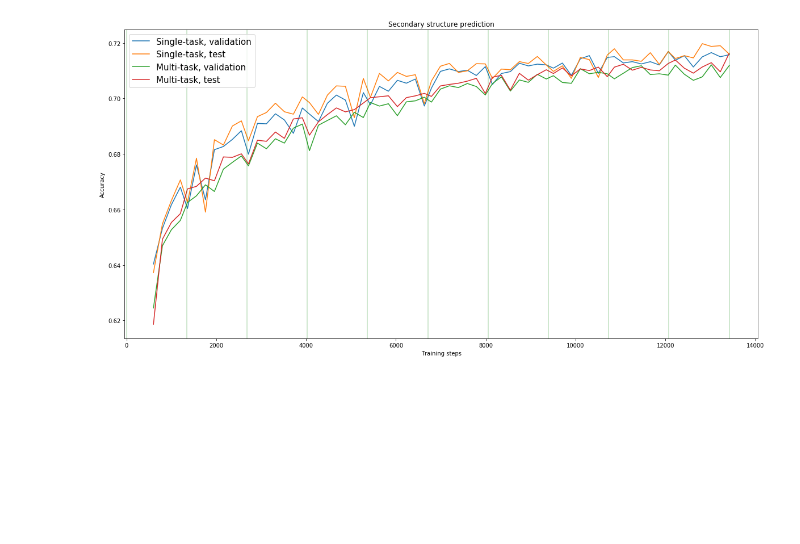
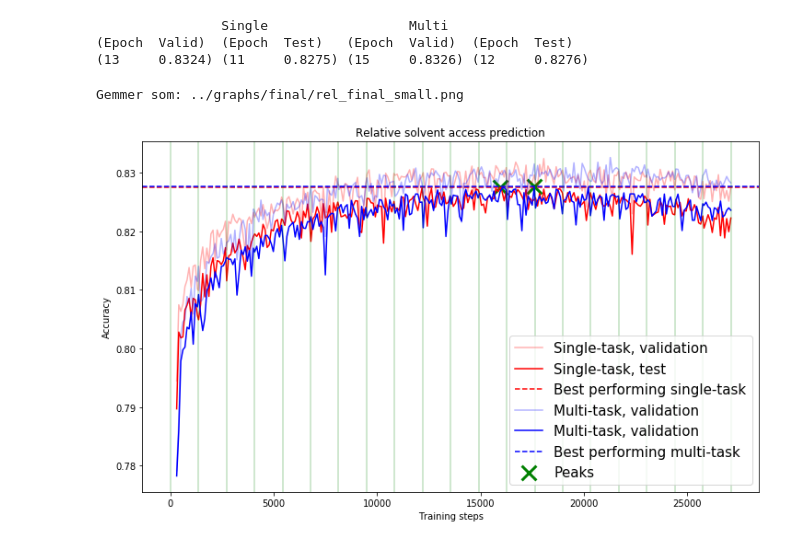
Before and after one commit to archStant/Bachelor19, a Jupyter notebook: code/visualization.ipynb, the cells around one changed output. Drawn from its saved outputs; the diff is of its cells as text; code cells hidden in the pictures; blank space fills up the shorter version.

Commit message:
Visualization
Signed-off-by: Roald Simonsen <wxd401@alumni.ku.dk>

```diff
--- a/code/visualization.ipynb
+++ b/code/visualization.ipynb
@@ -6,6 +8,6 @@ import matplotlib
 # %%
-#matplotlib.rcParams['figure.figsize'] = (12,7) # Til rapport
-matplotlib.rcParams['figure.figsize'] = (20,10) # Til undervejs
+matplotlib.rcParams['figure.figsize'] = (12,7) # Til rapport
+#matplotlib.rcParams['figure.figsize'] = (20,10) # Til undervejs
 # %%
 %store -r v_accuracies_single
 %store -r t_accuracies_single
@@ -40,5 +46,5 @@ print(len(epochs))
 # %%
 #Kør kun dette hvis du har glemt at gemme epochs
-epochs = np.arange(0,steps_cum[-1],int(steps_cum[-1]/10))
+epochs = np.arange(0,steps_cum[-1],int(steps_cum[-1]/20))
 print(epochs)
 # %% [output]
@@ -46,33 +142,76 @@ print(epochs)
+# %%
+singlevals_t = solv_rel_accs_t
+multivals_t = rel_accs_t_multi
+
+singlevals_v = solv_rel_accs_v
+multivals_v = rel_accs_v_multi
+
+
+rel_best_multi_test_index   = np.argmax(multivals_t)
+rel_best_single_test_index  = np.argmax(singlevals_t)
+rel_best_multi_test         = multivals_t[rel_best_multi_test_index]
+rel_best_single_test        = singlevals_t[rel_best_single_test_index]
+rel_best_multi_test_step    = steps_cum[rel_best_multi_test_index]
+rel_best_single_test_step   = steps_cum[rel_best_single_test_index]
+rel_best_multi_test_epoch   = int(rel_best_multi_test_step/1355)
+rel_best_single_test_epoch  = int(rel_best_single_test_step/1355)
+
+rel_best_multi_valid_index   = np.argmax(multivals_v)
+rel_best_single_valid_index  = np.argmax(singlevals_v)
+rel_best_multi_valid         = multivals_v[rel_best_multi_valid_index]
+rel_best_single_valid        = singlevals_v[rel_best_single_valid_index]
+rel_best_multi_valid_step    = steps_cum[rel_best_multi_valid_index]
+rel_best_single_valid_step   = steps_cum[rel_best_single_valid_index]
+rel_best_multi_valid_epoch   = int(rel_best_multi_valid_step/1355)
+rel_best_single_valid_epoch  = int(rel_best_single_valid_step/1355)
+
+rel_peaksx = [rel_best_multi_test_step, rel_best_single_test_step]
+rel_peaksy = [rel_best_multi_test, rel_best_single_test]
+
+print('\t\tSingle\t\t\tMulti\n(Epoch\tValid)\t(Epoch\tTest)\t(Epoch\tValid)\t(Epoch\tTest)')
+print('(%d\t%.4f)\t(%d\t%.4f)\t(%d\t%.4f)\t(%d\t%.4f)' % (rel_best_single_valid_epoch, rel_best_single_valid, rel_best_single_test_epoch, rel_best_single_test, rel_best_multi_valid_epoch, rel_best_multi_valid, rel_best_multi_test_epoch, rel_best_multi_test))
+#print('%d\t%.4f\t%.4f' % (int()))
+# %% [output]
+                Single                  Multi
+(Epoch  Valid)  (Epoch  Test)   (Epoch  Valid)  (Epoch  Test)
+(13     0.8324) (11     0.8275) (15     0.8326) (12     0.8276)
 # %%
 savefile = 0
-filename = '../graphs/new/kernel_sizes_2.png'
+filename = '../graphs/final/rel_final_small.png'
 prefix = 'Kernel sizes: '
 
 LW=2
-plt.plot(steps_cum[3:], v_accuracies_single[3:], label='Single-task, validation')#, lw=LW)
-plt.plot(steps_cum[3:], t_accuracies_single[3:], label='Single-task, test')#, lw=LW)
-plt.plot(steps_cum[3:], acc_struct_v_multi[3:], label='Multi-task, validation')#, lw=LW)
-plt.plot(steps_cum[3:], acc_struct_t_multi[3:], label='Multi-task, test')#, lw=LW)
+plt.plot(steps_cum[3:], solv_rel_accs_v[3:], label='Single-task, validation', c='r', alpha=0.3)#, lw=LW)
+plt.plot(steps_cum[3:], solv_rel_accs_t[3:], label='Single-task, test', c='r', alpha=1)#, lw=LW)
+plt.axhline(y=rel_best_single_test, label='Best performing single-task', ls='--', c='r')
+plt.plot(steps_cum[3:], rel_accs_v_multi[3:], label='Multi-task, validation', c='b', alpha=0.3)#, lw=LW)
+plt.plot(steps_cum[3:], rel_accs_t_multi[3:], label='Multi-task, validation', c='b', alpha=1)#, lw=LW)
+plt.axhline(y=rel_best_multi_test, label='Best performing multi-task', ls='--', c='b')
 #plt.plot(steps_cum[3:], acc_structs4[3:], label=())#, lw=LW)
 #plt.plot(steps_cum[3:], acc_structs6[3:], label=('%s %s' % (prefix, '')))#, lw=LW)
 #plt.plot(steps_cum[3:], acc_structs7[3:], label=('%s %s' % (prefix, '')))#, lw=LW)
 
 for i in epochs:
     plt.axvline(x=i, alpha=0.25, c='g')
 
-plt.title('Secondary structure prediction')
+
+plt.scatter(rel_peaksx, rel_peaksy, c='green', marker='x', s=250, lw=3, label='Peaks')
+
+
+plt.title('Relative solvent access prediction')
 plt.xlabel('Training steps')
 plt.ylabel('Accuracy')
 plt.legend(prop={'size': 15})
 #plt.show()
 if savefile:
     my_file = Path(filename)
     if my_file.is_file():
         print('Filen findes allerede')
     else:
         print('Gemmer som:', filename)
         plt.savefig(filename)
 
 #plt.savefig('../graphs/new/kernel_size_variations_1.png')
 # %% [output]
+Gemmer som: ../graphs/final/rel_final_small.png
-[figure, old version]
+[figure, new version]
```
Also changed, not shown: parts of 12 cells of this notebook, 10 other files.
